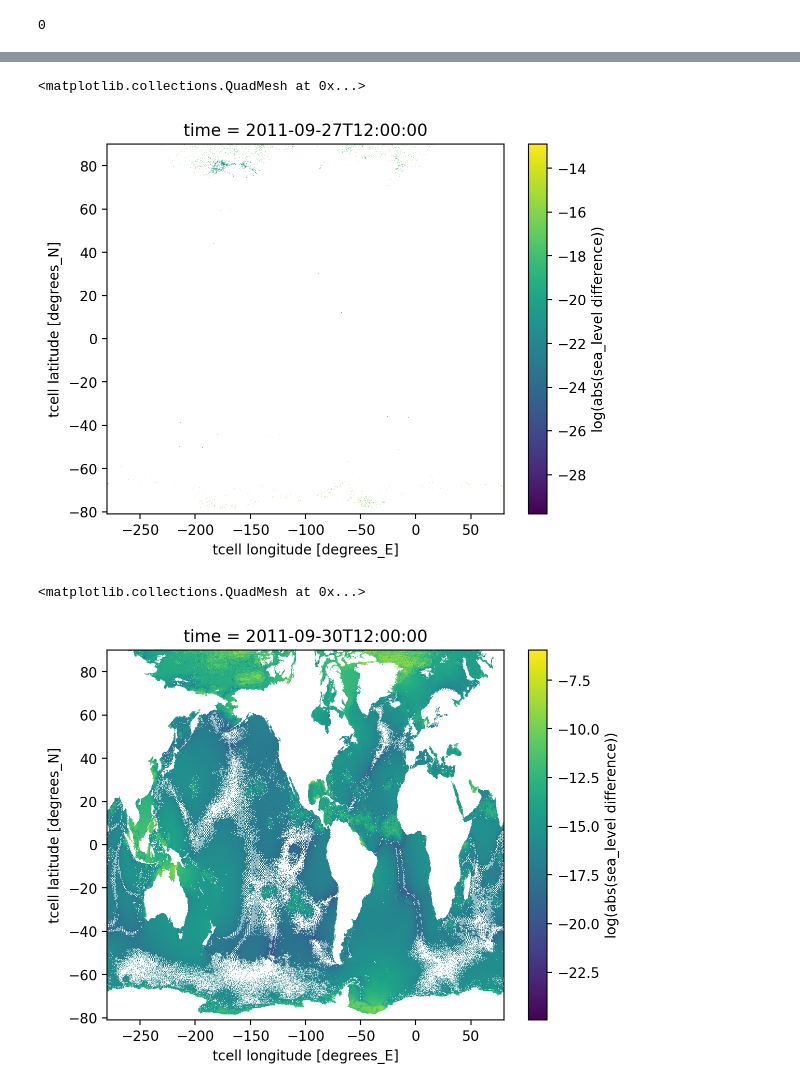
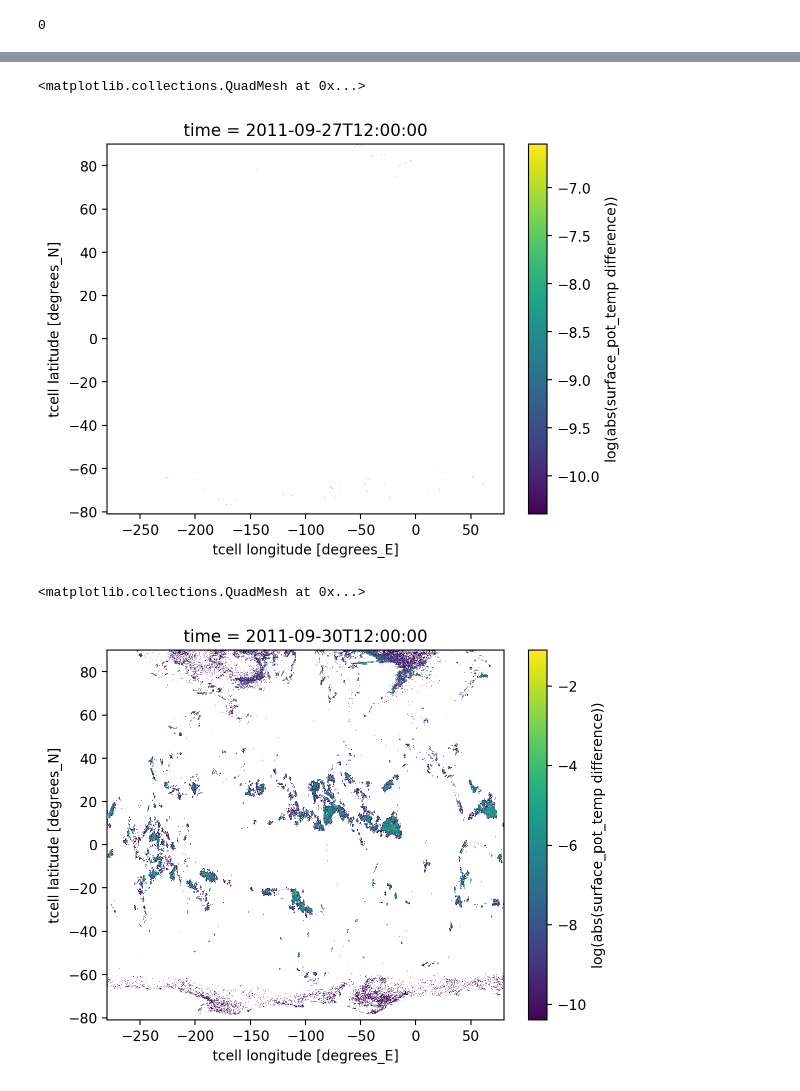
Before and after one commit to aekiss/notebooks, a Jupyter notebook: 01deg_jra55v140_iaf_cycle4_repro_test.ipynb, the cells around one changed output, grey strips where cells are left out. Drawn from its saved outputs; the diff is of its cells as text; code cells hidden in the pictures.

```diff
--- a/01deg_jra55v140_iaf_cycle4_repro_test.ipynb
+++ b/01deg_jra55v140_iaf_cycle4_repro_test.ipynb
@@ -27,14 +82,14 @@ Indexing experiment: 01deg_jra55v140_iaf_cycle4_repro_test
 # %%
-control = cc.querying.getvar('01deg_jra55v140_iaf_cycle4', 'sea_level', session,
+sst_control = cc.querying.getvar('01deg_jra55v140_iaf_cycle4', 'surface_pot_temp', session,
                              frequency='1 daily',
                              start_time='2011-07-01', end_time='2011-10-01'
                             ).sel(time=slice('2011-07-01', '2011-10-01'))
 # %%
-repro = cc.querying.getvar('01deg_jra55v140_iaf_cycle4_repro_test', 'sea_level', repro_session,
+sst_repro = cc.querying.getvar('01deg_jra55v140_iaf_cycle4_repro_test', 'surface_pot_temp', repro_session,
                            frequency='1 daily',
                            start_time='2011-07-01', end_time='2011-10-01'
                           ).sel(time=slice('2011-07-01', '2011-10-01'))
 # %%
-diff = repro-control
-absdiff = abs(diff)
+sst_diff = sst_repro-sst_control
+sst_absdiff = abs(sst_diff)
 # %%
@@ -56,3 +111,3 @@ Text(0.5, 1.0, 'sea_level max absolute difference')
 # %%
-logdiff = np.log(absdiff.sel(time=slice('2011-09-26', '2011-09-30'))).compute()
+sst_logdiff = np.log(sst_absdiff.sel(time=slice('2011-09-26', '2011-09-30'))).compute()
 # %%
@@ -63,11 +118,11 @@ logdiff.sel(time='2011-09-26').plot(cbar_kwargs={'label': 'log(abs(sea_level dif
 # %%
-logdiff.sel(time='2011-09-27').plot(cbar_kwargs={'label': 'log(abs(sea_level difference))'})
+sst_logdiff.sel(time='2011-09-27').plot(cbar_kwargs={'label': 'log(abs(surface_pot_temp difference))'})
 # %% [output]
 <matplotlib.collections.QuadMesh at 0x...>
-[figure, old version]
+[figure, new version]
 # %%
-logdiff.sel(time='2011-09-30').plot(cbar_kwargs={'label': 'log(abs(sea_level difference))'})
+sst_logdiff.sel(time='2011-09-30').plot(cbar_kwargs={'label': 'log(abs(surface_pot_temp difference))'})
 # %% [output]
 <matplotlib.collections.QuadMesh at 0x...>
-[figure, old version]
+[figure, new version]
 # %%
```
Also changed, not shown: parts of 27 cells of this notebook.
